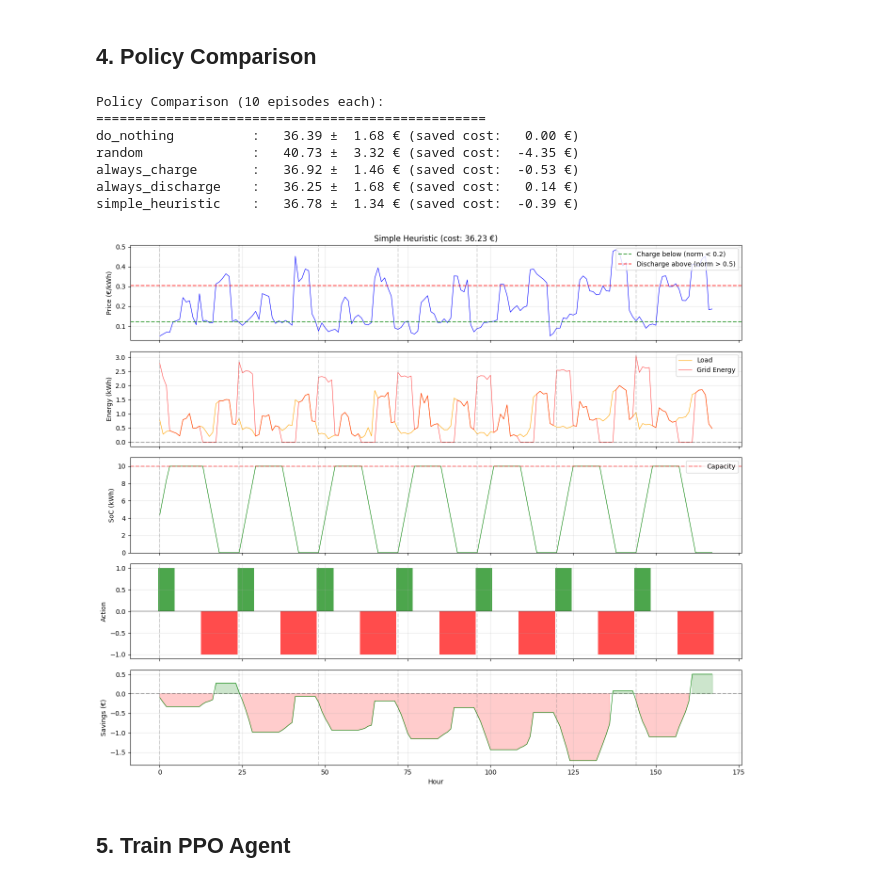
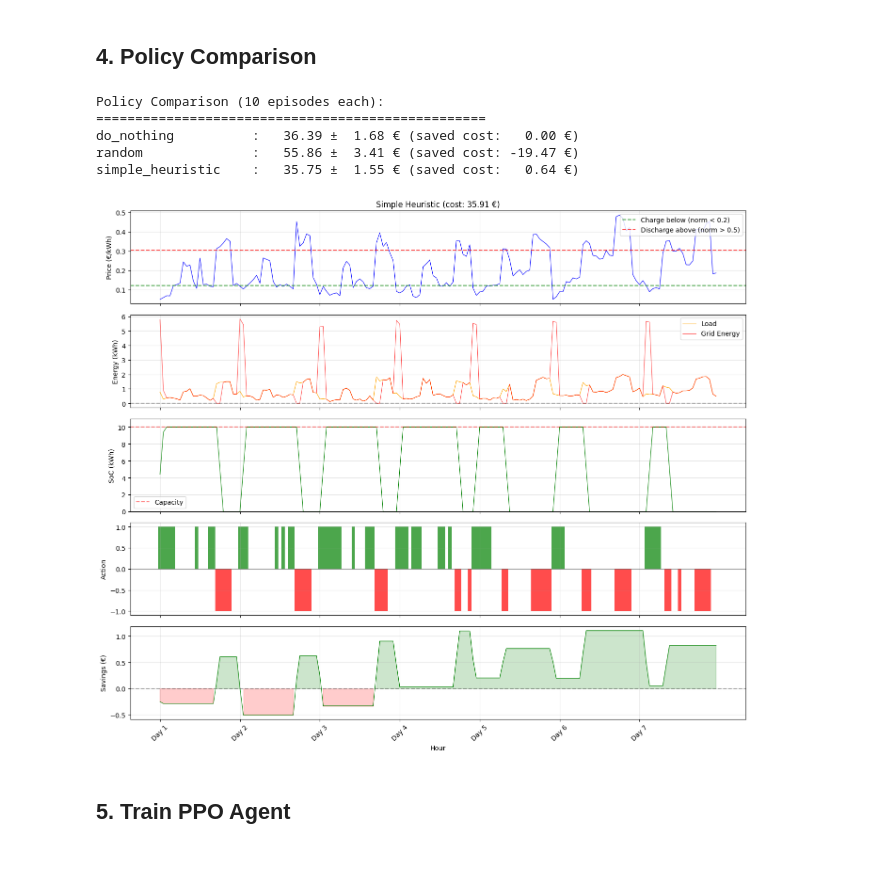
Before and after one commit to aihpi/workshop-rl2-implementation, a Jupyter notebook: 01_workshop/notebooks/01_explore_environment.ipynb, the cells around one changed output. Saved outputs shown, nothing was run; the diff lists cells and outputs as text; code cells hidden in the pictures.

Commit message:
Save current progress before episode-length refactoring
Remove tracked .DS_Store artifact and include latest notebook
and solution file changes.

```diff
--- a/01_workshop/notebooks/01_explore_environment.ipynb
+++ b/01_workshop/notebooks/01_explore_environment.ipynb
@@ -43,10 +43,7 @@ Data split:
 # %% [markdown]
 ## 2. Running Episodes
 # %%
-threshold_min = 0.2
-threshold_max = 0.5
-
-def run_episode(env, policy="random", seed=42):
+def run_episode(env, policy="random", seed=42, thresholds=(0.2, 0.5)):
     """Run a single episode and collect data."""
     obs, info = env.reset(seed=seed)
 
@@ -62,18 +59,16 @@ def run_episode(env, policy="random", seed=42):
     total_reward = 0
     done = False
 
+    threshold_min, threshold_max = thresholds
+
     while not done:
         # Select action based on policy
         if policy == "random":
             action = env.action_space.sample()
-        elif policy == "always_charge":
-            action = np.array([1.0], dtype=np.float32)
-        elif policy == "always_discharge":
-            action = np.array([-1.0], dtype=np.float32)
         elif policy == "do_nothing":
             action = np.array([0.0], dtype=np.float32)
         elif policy == "simple_heuristic":
-            price_norm = obs[1]
+            price_norm = obs[2]
             if price_norm < threshold_min:
                 action = np.array([1.0], dtype=np.float32)
             elif price_norm > threshold_max:
@@ -113,7 +108,7 @@ def run_episode(env, policy="random", seed=42):
 # %% [markdown]
 ## 3. Visualization
 # %%
-def plot_episode(data, title="Episode", xlim=None, price_max=None, thresholds=None):
+def plot_episode(data, title="Episode", xlim=None, price_max=None, thresholds=(0.2, 0.5)):
     """Plot episode data.
 
     Args:
@@ -174,10 +169,10 @@ def plot_episode(data, title="Episode", xlim=None, price_max=None, thresholds=No
     axes[4].set_xlabel("Hour")
     axes[4].grid(True, alpha=0.3)
 
-    # Day markers
-    for i in range(7):
-        for ax in axes:
-            ax.axvline(i * 24, color="gray", linestyle="--", alpha=0.3)
+    # Day markers as x-axis ticks
+    day_ticks = np.arange(0, len(data["price"]), 24)
+    axes[4].set_xticks(day_ticks)
+    axes[4].set_xticklabels([f"Day {i//24 + 1}" for i in day_ticks], rotation=45)
 
     if xlim:
         for ax in axes:
@@ -188,7 +183,7 @@ def plot_episode(data, title="Episode", xlim=None, price_max=None, thresholds=No
 # %% [markdown]
 ## 4. Policy Comparison
 # %%
-policies = ["do_nothing", "random", "always_charge", "always_discharge", "simple_heuristic"]
+policies = ["do_nothing", "random", "simple_heuristic"]
 
 print("Policy Comparison (10 episodes each):")
 print("=" * 50)
@@ -204,23 +199,20 @@ for policy in policies:
 Policy Comparison (10 episodes each):
 ==================================================
 do_nothing          :   36.39 ±  1.68 € (saved cost:   0.00 €)
-random              :   40.73 ±  3.32 € (saved cost:  -4.35 €)
-always_charge       :   36.92 ±  1.46 € (saved cost:  -0.53 €)
-always_discharge    :   36.25 ±  1.68 € (saved cost:   0.14 €)
-simple_heuristic    :   36.78 ±  1.34 € (saved cost:  -0.39 €)
+random              :   55.86 ±  3.41 € (saved cost: -19.47 €)
+simple_heuristic    :   35.75 ±  1.55 € (saved cost:   0.64 €)
 # %%
 # Visualize simple heuristic with threshold lines
 # Thresholds: charge when price_norm < 0.3, discharge when price_norm > 0.5
 data, reward = run_episode(env, policy="simple_heuristic", seed=42)
 fig = plot_episode(
     data,
     f"Simple Heuristic (cost: {-reward:.2f} €)",
     price_max=env.price_max,
-    thresholds=(threshold_min, threshold_max)  # (charge_threshold, discharge_threshold)
 )
 plt.show()
 # %% [output]
-[figure, old version]
+[figure, new version]
 # %% [markdown]
 ## 5. Train PPO Agent
 # %%
```
Also changed, not shown: parts of 7 cells of this notebook, 2 other files.
